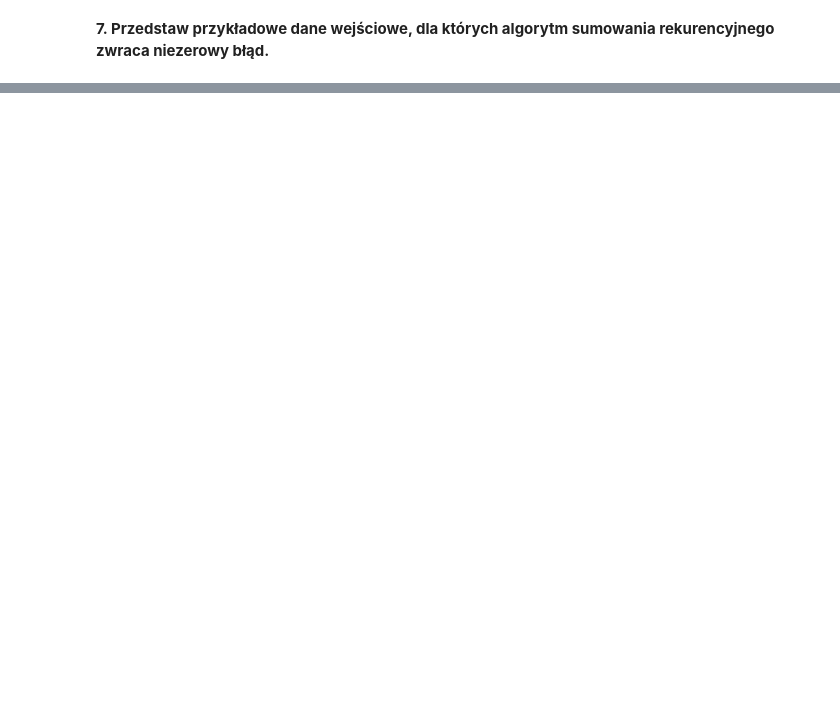
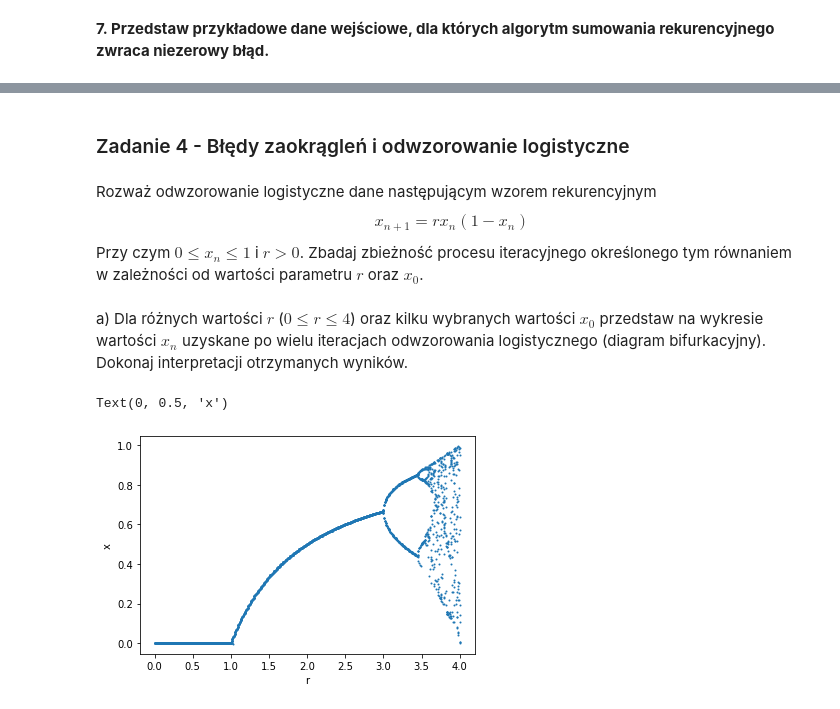
Before and after one commit to pweglik/mownit, a Jupyter notebook: lab1.ipynb, the cells around one changed output, grey strips where cells are left out. Drawn from its saved outputs; the diff is of its cells as text; code cells hidden in the pictures; blank space fills up the shorter version.

```diff
--- a/lab1.ipynb
+++ b/lab1.ipynb
@@ -130,26 +125,26 @@ Relative error: 0.0
 # %%
 N = 10 ** 3
 VALUE = 0.53125
-NEW_VALUE = 10 ** 4
+BIG_VALUE = 10 ** 4
+EXPECTED_VALUE = N/2 * VALUE + N/2 * BIG_VALUE
+
 
 array = np.full(N, VALUE, dtype=np.float32)
 
 for i in range(len(array)):
     if i % 2 == 0:
-        array[i] = NEW_VALUE
+        array[i] = BIG_VALUE
 
 array_recursive_sum = np.float32(0)
 
 array_recursive_sum = recursive_sum(array)
 
 print(f'Calculated result: {array_recursive_sum}')
-print(f'Expected result: {N/2 * VALUE + N/2 * NEW_VALUE}')
+print(f'Expected result: {EXPECTED_VALUE}')
 
-absolute_error_recursive: float = abs(N/2 * VALUE + N/2 * NEW_VALUE - array_recursive_sum)
-relative_error_recursive: float = absolute_error/(N/2 * VALUE + N/2 * NEW_VALUE)
+absolute_error_recursive: float = abs(EXPECTED_VALUE - array_recursive_sum)
+relative_error_recursive: float = absolute_error_recursive/EXPECTED_VALUE
 
-
-print(f'Recursive sum:')
 print(f'Absolute error: {absolute_error_recursive}')
 print(f'Relative error: {relative_error_recursive}')
 # %% [output]
@@ -160,0 +292,33 @@ Relative error: 0.05632890752678764
+# %% [markdown]
+### Zadanie 4 - Błędy zaokrągleń i odwzorowanie logistyczne
+# %% [markdown]
+Rozważ odwzorowanie logistyczne dane następującym wzorem rekurencyjnym
+$$x_{n+1}=rx_n(1-x_n)$$
+Przy czym $0 \leqslant x_n \leqslant 1$ i $r > 0$. Zbadaj zbieżność procesu iteracyjnego określonego tym
+równaniem w zależności od wartości parametru $r$ oraz $x_0$.
+# %% [markdown]
+a) Dla różnych wartości $r$ ($0 \leqslant r \leqslant 4$) oraz kilku wybranych wartości $x_0$ przedstaw
+na wykresie wartości $x_n$ uzyskane po wielu iteracjach odwzorowania logistycznego
+(diagram bifurkacyjny). Dokonaj interpretacji otrzymanych wyników.
+# %%
+start_x = np.arange(0.5, 1, 0.05)
+r = np.arange(0.01, 4.05, 0.01)
+
+# doing some crazy numpy shit
+x = np.fromfunction(lambda i, j: start_x[i] ,(start_x.shape[0], r.shape[0]), dtype=int)
+
+x = np.multiply(x * (1 - x), np.transpose(r))
+
+NUM_OF_ITERATIONS = 10 ** 3
+
+for _ in range(NUM_OF_ITERATIONS):
+    x = np.multiply(x * (1 - x), np.transpose(r))
+
+r_axis = np.tile(r, start_x.shape[0])
+
+plt.scatter(r_axis, x.flatten(), s=1)
+plt.xlabel('r')
+plt.ylabel('x')
+# %% [output]
+Text(0, 0.5, 'x')
+[figure, added]
```
Also changed, not shown: parts of 30 cells of this notebook.
